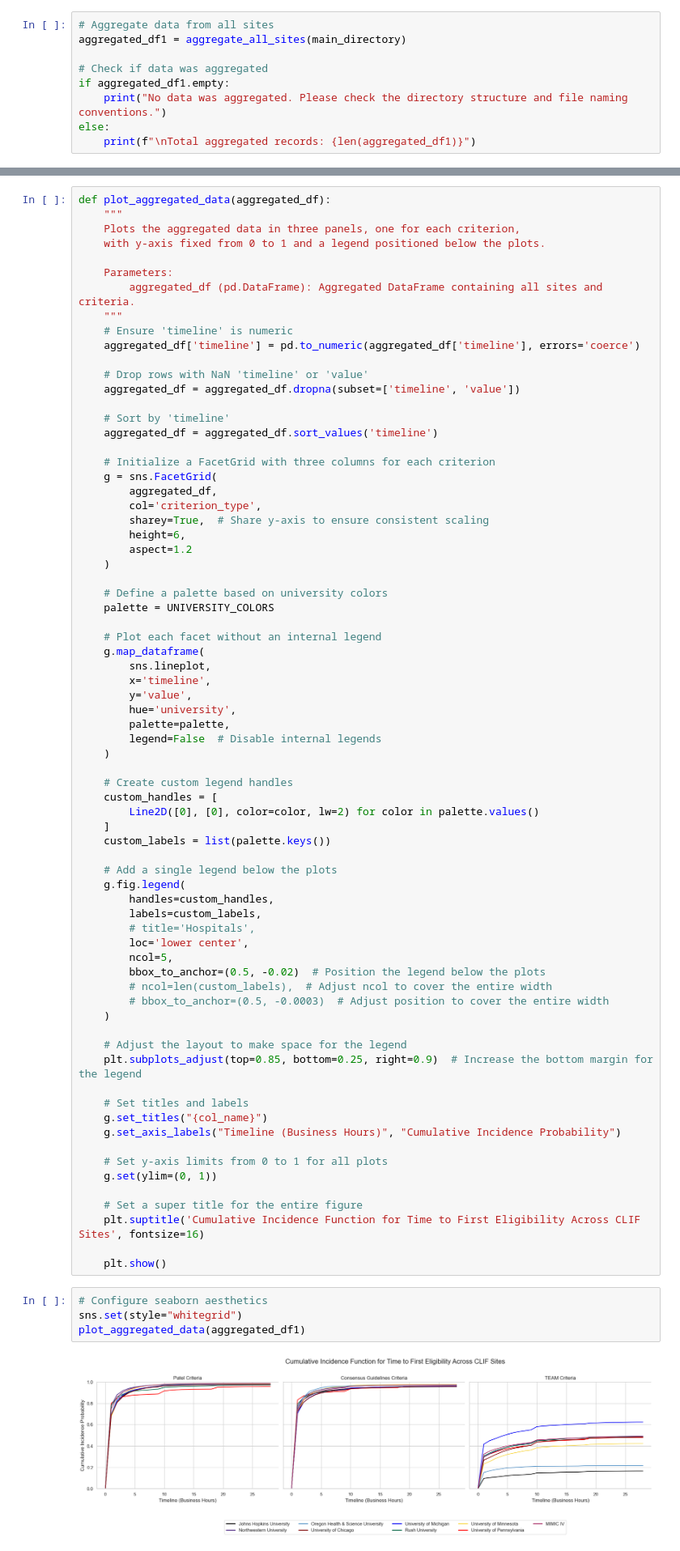
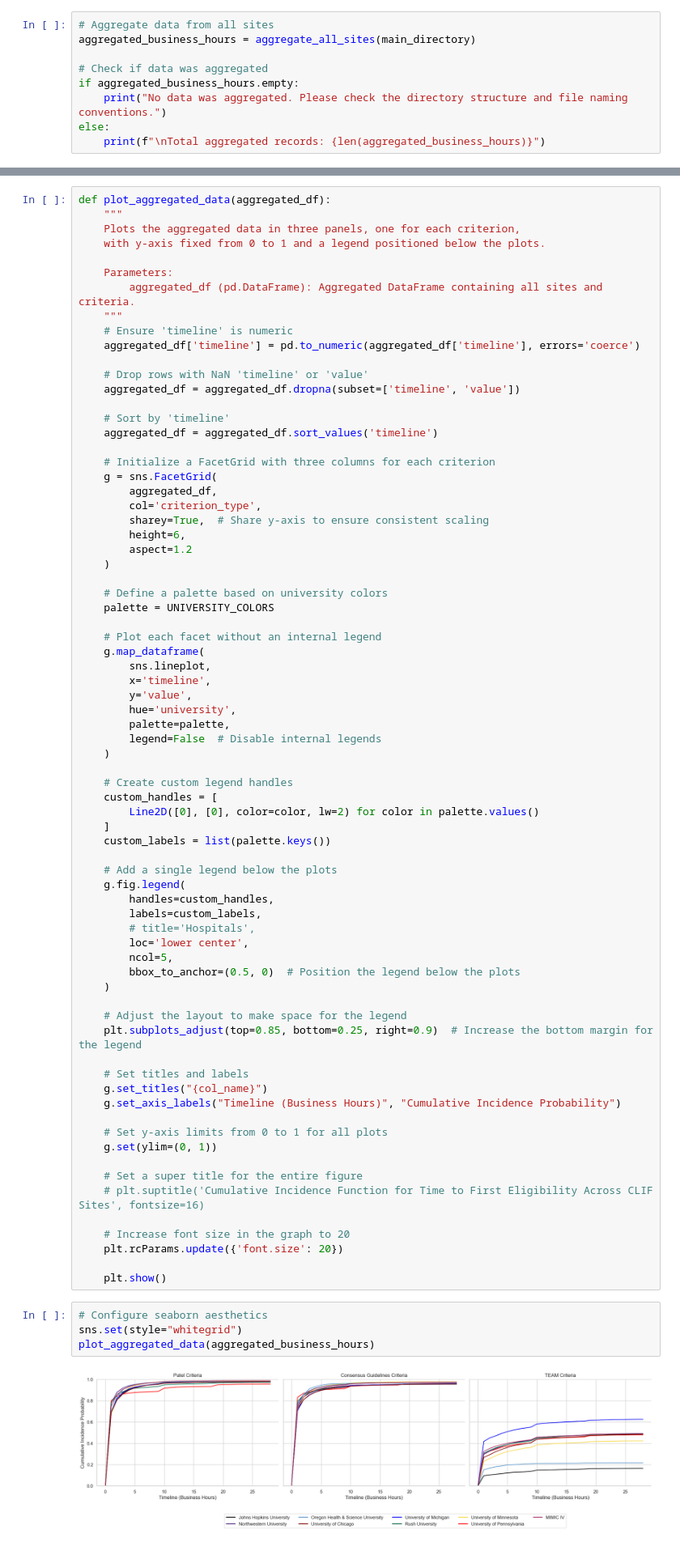
Before and after one commit to chochbe1/CLIF-eligibility-for-mobilization, a Jupyter notebook: code/aggregate_plots.ipynb, the cells around one changed output, grey strips where cells are left out. Shown at 81% size. Cells and saved outputs as stored; diff of their text form.

```diff
--- a/code/aggregate_plots.ipynb
+++ b/code/aggregate_plots.ipynb
@@ -184,13 +185,13 @@ def aggregate_all_sites(main_dir):
     return aggregated_df
 # %%
 # Aggregate data from all sites
-aggregated_df1 = aggregate_all_sites(main_directory)
+aggregated_business_hours = aggregate_all_sites(main_directory)
 
 # Check if data was aggregated
-if aggregated_df1.empty:
+if aggregated_business_hours.empty:
     print("No data was aggregated. Please check the directory structure and file naming conventions.")
 else:
-    print(f"\nTotal aggregated records: {len(aggregated_df1)}")
+    print(f"\nTotal aggregated records: {len(aggregated_business_hours)}")
 # %% [output]
 Processing site: Johns Hopkins University (hopkins)
   Processing criteria: Patel Criteria
@@ -289,9 +290,7 @@ def plot_aggregated_data(aggregated_df):
         # title='Hospitals',
         loc='lower center',
         ncol=5,
-        bbox_to_anchor=(0.5, -0.02)  # Position the legend below the plots
-        # ncol=len(custom_labels),  # Adjust ncol to cover the entire width
-        # bbox_to_anchor=(0.5, -0.0003)  # Adjust position to cover the entire width
+        bbox_to_anchor=(0.5, 0)  # Position the legend below the plots
     )
 
     # Adjust the layout to make space for the legend
@@ -305,13 +304,16 @@ def plot_aggregated_data(aggregated_df):
     g.set(ylim=(0, 1))
 
     # Set a super title for the entire figure
-    plt.suptitle('Cumulative Incidence Function for Time to First Eligibility Across CLIF Sites', fontsize=16)
+    # plt.suptitle('Cumulative Incidence Function for Time to First Eligibility Across CLIF Sites', fontsize=16)
+
+    # Increase font size in the graph to 20
+    plt.rcParams.update({'font.size': 20})
 
     plt.show()
 # %%
 # Configure seaborn aesthetics
 sns.set(style="whitegrid")
-plot_aggregated_data(aggregated_df1)
+plot_aggregated_data(aggregated_business_hours)
 # %% [output]
-[figure, old version]
+[figure, new version]
 # %%
```
Also changed, not shown: parts of 23 cells of this notebook, 1 other file.
